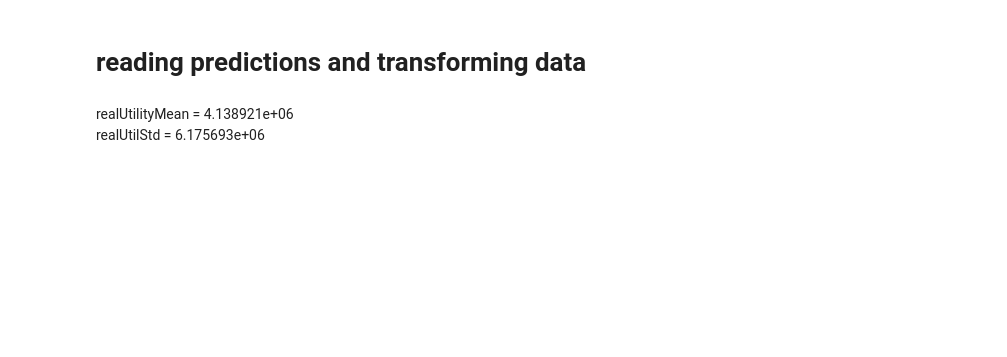
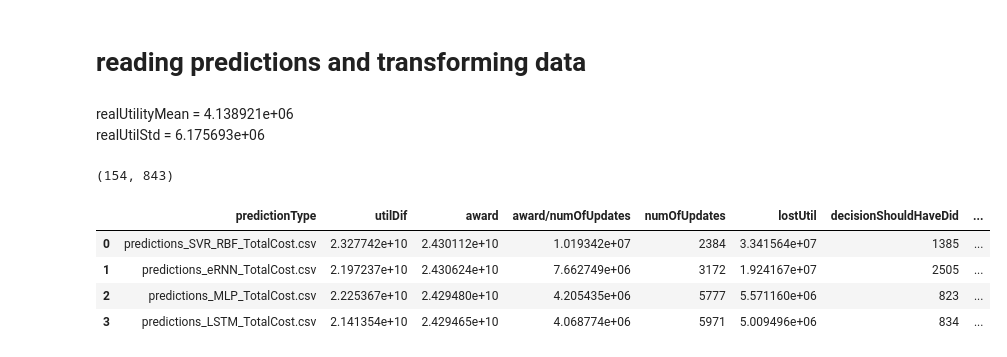
Before and after one commit to valet-tool/valet-tool, a Jupyter notebook: CELIA/robotCeliaMultipleFileRuns_TotalCost.ipynb, the cells around one changed output. Saved outputs shown, nothing was run; the diff lists cells and outputs as text; code cells hidden in the pictures; blank space fills up the shorter version.

```diff
--- a/CELIA/robotCeliaMultipleFileRuns_TotalCost.ipynb
+++ b/CELIA/robotCeliaMultipleFileRuns_TotalCost.ipynb
@@ -81,5 +101,5 @@ def celia(data,updateThreshold = 1000):
 # %%
-def celiaSim(dataPred):
+def celiaSim(dataPred, updateThreshold = 1000):
     ### this is converting hours, minutes, seconds to a millisecond time series
     dataPred.Hours = ((dataPred.Hours)*23)+0
     dataPred.Minutes = ((dataPred.Minutes)*59)+0
@@ -106,7 +126,8 @@ def celiaSim(dataPred):
     newData = np.stack((cumulativeTime, shiftTransformCol50(dataPred.Latency), shiftTransformCol50(dataPred.Total_Cost), dataPred.Reliability, shiftTransformCol50(dataPred.predicted_Latency), shiftTransformCol50(dataPred.predicted_Total_Cost), round(dataPred.predicted_Reliability)),axis = 1)
     newData = pd.DataFrame(newData, columns=['Timestamp', 'Latency', 'Cost', 'Reliability', 'predLatency', 'predCost', 'predReliability' ])
 
-    return celia(newData)
+    return celia(newData, updateThreshold)
+#     return newData
 # %%
 # result = celiaSim(dataPred)
 # %%
@@ -121,17 +142,27 @@ def predictionStatAnalysis(data):
         print (latency[i])
 # %%
 # result.to_csv(outputDirectory+'result_'+i)
+# %%
+bestCombo
+# %% [output]
+(154, 843)
 # %%
 celiaStats = []
 predictionStats = []
 for i in fileNames:
     dataPred = pd.read_csv(inputFolder+i)
-    result = celiaSim(dataPred)
+    result, numOfUpdates = celiaSim(dataPred)
     result.to_csv(outputDirectory+'celiaResult_'+i)
     utilDif = np.sum(abs(result.predictedUtility-result.realUtility))
     award = sum(result.award)
     lostUtil = sum(result.lostUtility)
-    celiaStats.append([i,utilDif, award, lostUtil])
+
+    decisionShouldHaveDid = len(result[result.shouldHaveUpdated == 1][result.performedUpdate == 1])
+    decisionShouldHaveDidNot = len(result[result.shouldHaveUpdated == 1][result.performedUpdate == 0])
+    decisionNotHaveDid = len(result[result.shouldHaveUpdated == 0][result.performedUpdate == 1])
+    decisionNotHaveDidNot = len(result[result.shouldHaveUpdated == 0][result.performedUpdate == 0])
+
+    celiaStats.append([i, utilDif, award,award/numOfUpdates, numOfUpdates, lostUtil, decisionShouldHaveDid, decisionShouldHaveDidNot, decisionNotHaveDid, decisionNotHaveDidNot])
 # %%
-celiaStats = pd.DataFrame(celiaStats,columns=['predictionType','utilDif', 'award','lostUtil'])
-celiaStats.to_csv(outputDirectory+'totalCostStats.csv')
+celiaStats = pd.DataFrame(celiaStats,columns=['predictionType','utilDif','award','award/numOfUpdates', 'numOfUpdates','lostUtil', 'decisionShouldHaveDid', 'decisionShouldHaveDidNot', 'decisionNotHaveDid', 'decisionNotHaveDidNot'])
+# celiaStats.to_csv(outputDirectory+'totalCostStats.csv')
@@ -139,0 +169,8 @@ celiaSim(dataPred)
+# %%
+celiaStats
+# %% [output]
+|  | predictionType | utilDif | award | award/numOfUpdates | numOfUpdates | lostUtil | decisionShouldHaveDid | ... |
+| 0 | predictions_SVR_RBF_TotalCost.csv | 2.327742e+10 | 2.430112e+10 | 1.019342e+07 | 2384 | 3.341564e+07 | 1385 | ... |
+| 1 | predictions_eRNN_TotalCost.csv | 2.197237e+10 | 2.430624e+10 | 7.662749e+06 | 3172 | 1.924167e+07 | 2505 | ... |
+| 2 | predictions_MLP_TotalCost.csv | 2.225367e+10 | 2.429480e+10 | 4.205435e+06 | 5777 | 5.571160e+06 | 823 | ... |
+| 3 | predictions_LSTM_TotalCost.csv | 2.141354e+10 | 2.429465e+10 | 4.068774e+06 | 5971 | 5.009496e+06 | 834 | ... |
```
Also changed, not shown: parts of 3 cells of this notebook, 22 other files.
